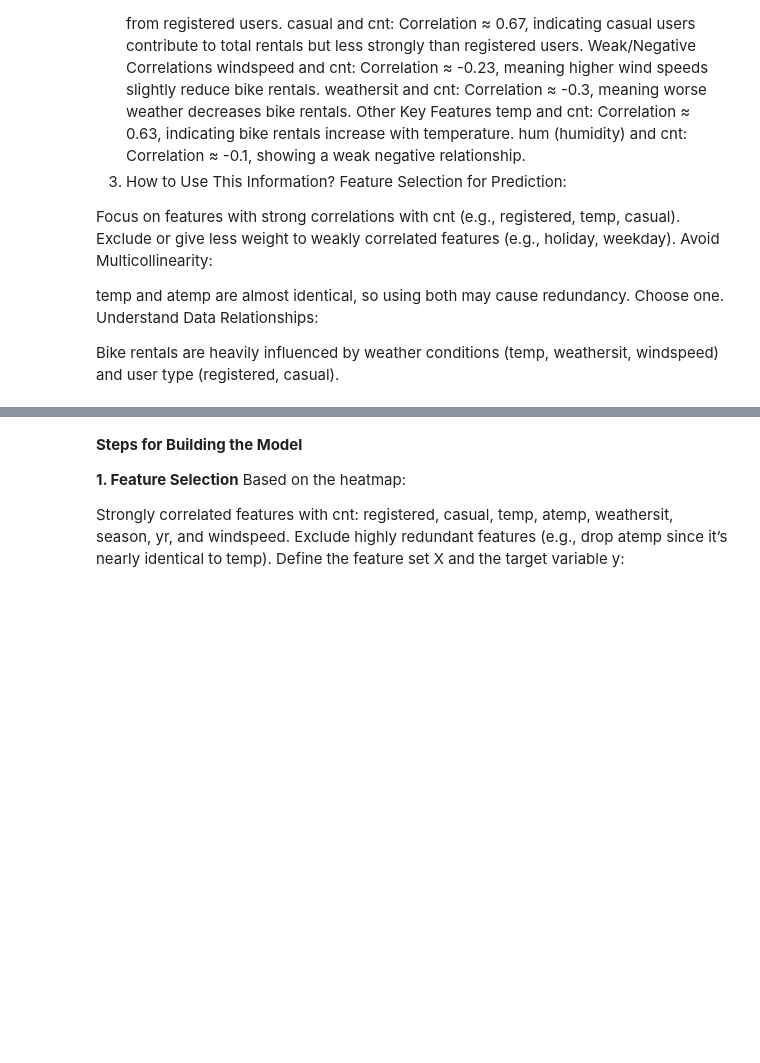
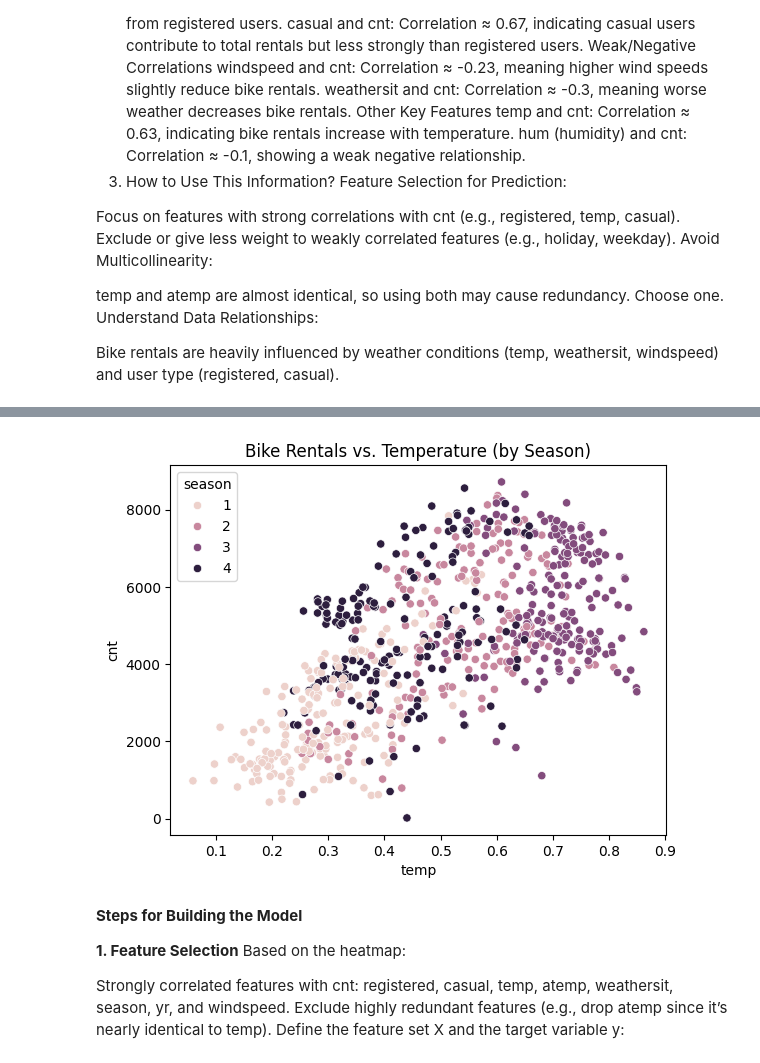
Before and after one commit to Mayar215999/data-science-project, a Jupyter notebook: bike_rental_prediction_assignment.ipynb, the cells around one changed output, grey strips where cells are left out. Cells and saved outputs as stored; diff of their text form; code cells hidden in the pictures; blank space fills up the shorter version.

```diff
--- a/bike_rental_prediction_assignment.ipynb
+++ b/bike_rental_prediction_assignment.ipynb
@@ -218,3 +261,12 @@ Bike rentals are heavily influenced by weather conditions (temp, weathersit, win
+# %%
+##Relationships Between Features:
+
+# Scatterplot: Temp vs. Count
+sns.scatterplot(data=day_df, x='temp', y='cnt', hue='season')
+plt.title('Bike Rentals vs. Temperature (by Season)')
+plt.show()
+# %% [output]
+[figure, added]
 # %% [markdown]
 **Steps for Building the Model**
 
```
Also changed, not shown: parts of 9 cells of this notebook.
